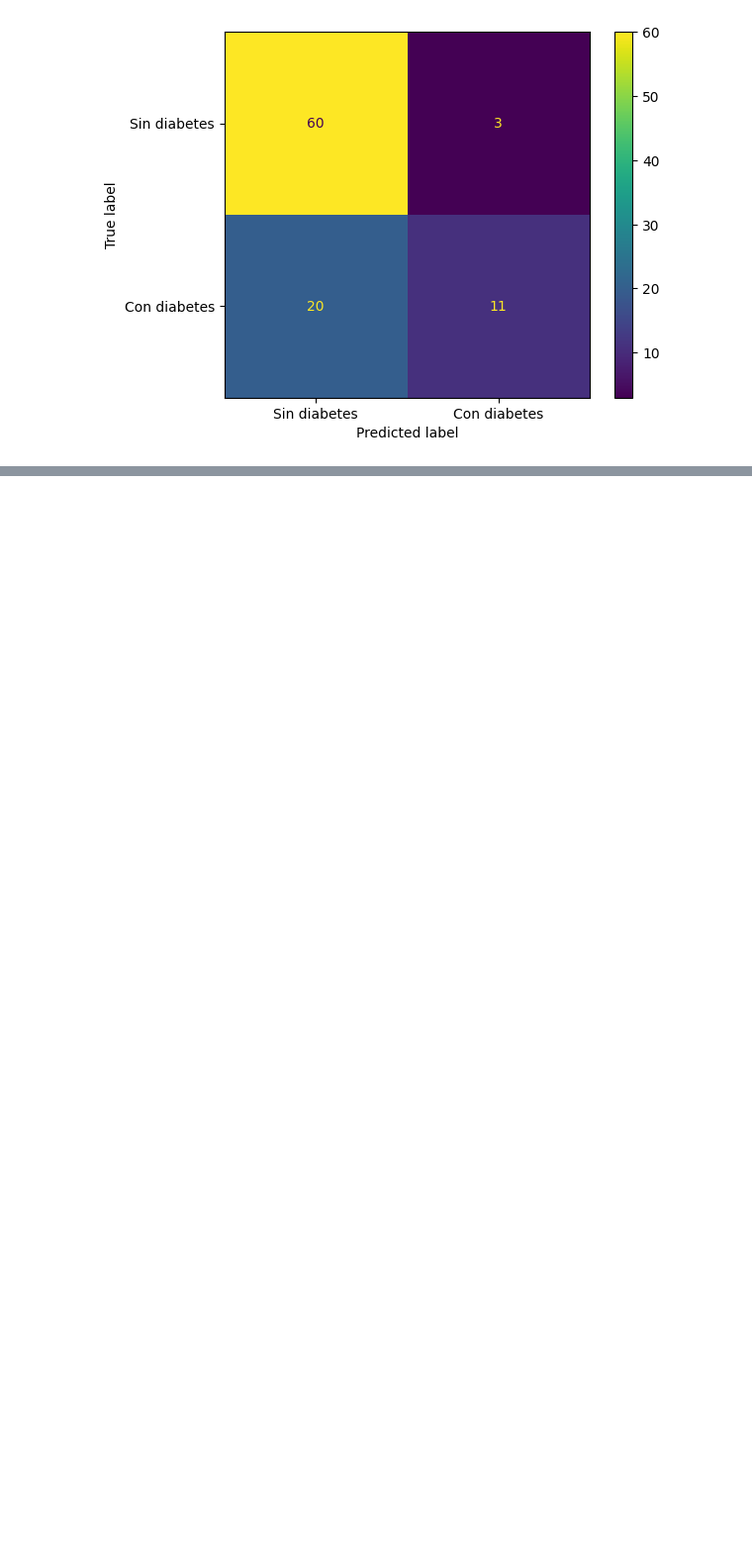
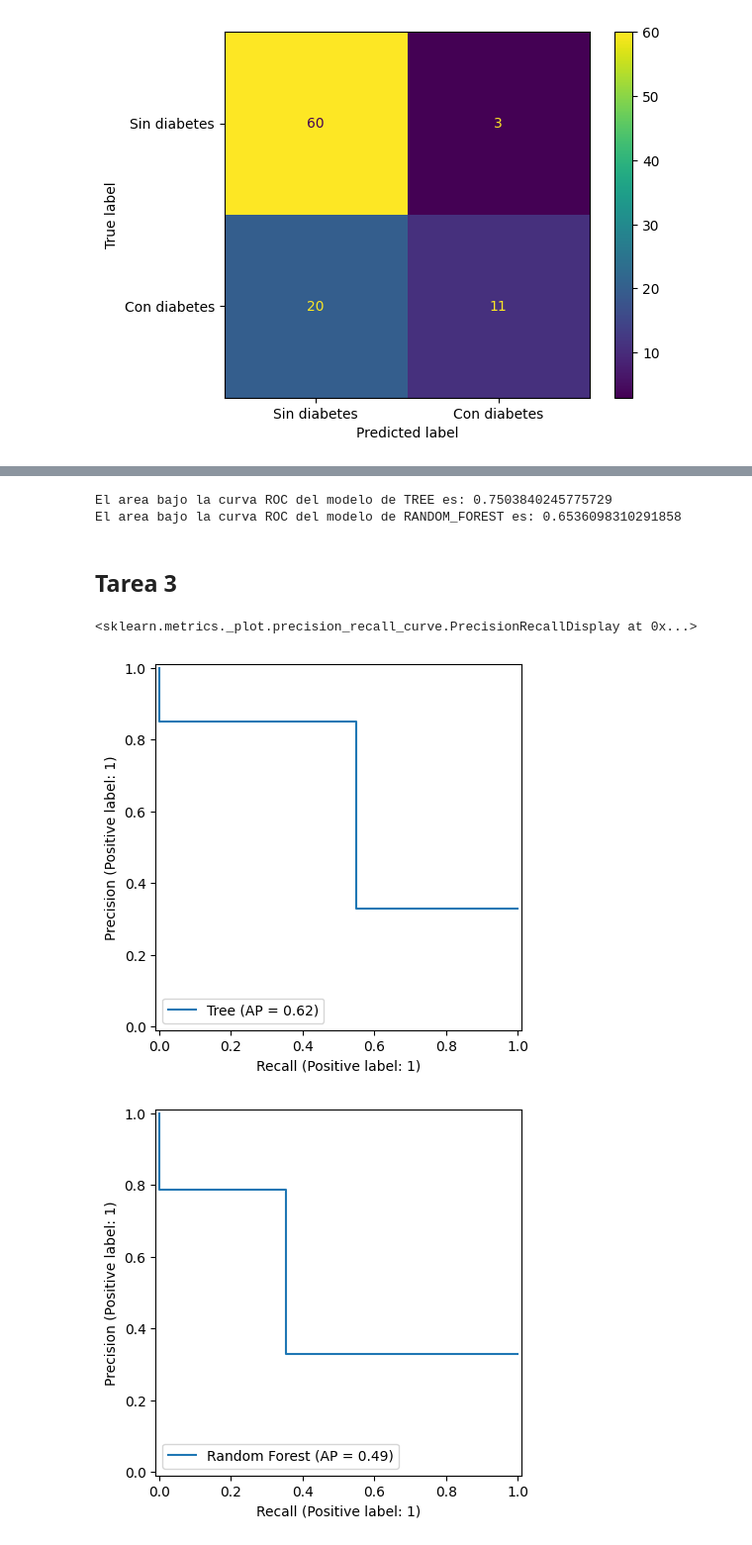
Before and after one commit to Liuz8/Estadisticas_y_Machine_Learning, a Jupyter notebook: desafio.ipynb, the cells around one changed output, grey strips where cells are left out. Shown at 99% size. Saved outputs shown, nothing was run; the diff lists cells and outputs as text; code cells hidden in the pictures; blank space fills up the shorter version.

```diff
--- a/desafio.ipynb
+++ b/desafio.ipynb
@@ -139,0 +193,8 @@ visualizacionRandomForest.plot();
+# %%
+print(f'El area bajo la curva ROC del modelo de TREE es: {roc_auc_score(y_val,y_previstoTree)}')
+print(f'El area bajo la curva ROC del modelo de RANDOM_FOREST es: {roc_auc_score(y_val,y_previstoRandomForest)}')
+# %% [output]
+El area bajo la curva ROC del modelo de TREE es: 0.7503840245775729
+El area bajo la curva ROC del modelo de RANDOM_FOREST es: 0.6536098310291858
+# %% [markdown]
+## Tarea 3
@@ -139,0 +203,7 @@ visualizacionRandomForest.plot();
+# %%
+PrecisionRecallDisplay.from_predictions(y_val,y_previstoTree,name='Tree')
+PrecisionRecallDisplay.from_predictions(y_val,y_previstoRandomForest,name='Random Forest')
+# %% [output]
+<sklearn.metrics._plot.precision_recall_curve.PrecisionRecallDisplay at 0x...>
+[figure, added]
+[figure, added]
```
Also changed, not shown: parts of 16 cells of this notebook, 1 other file.
